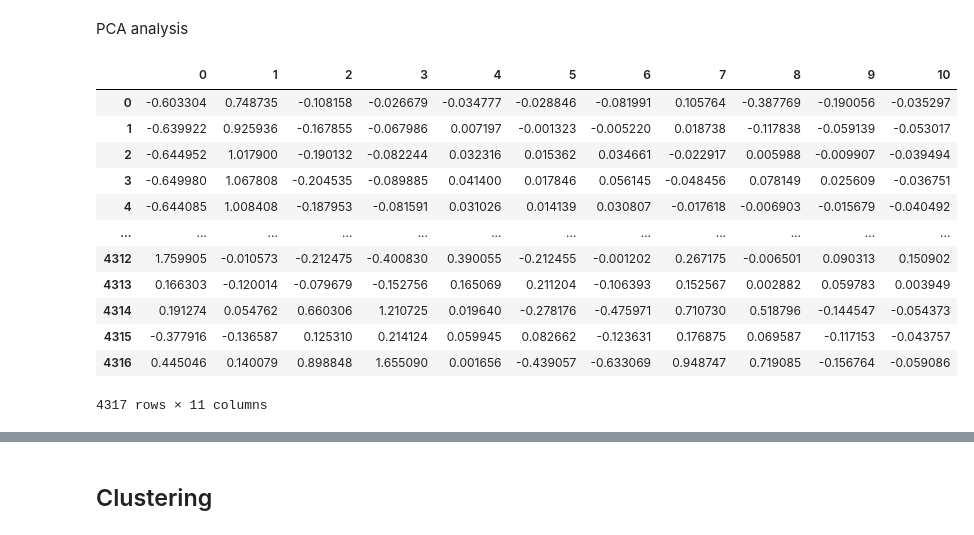
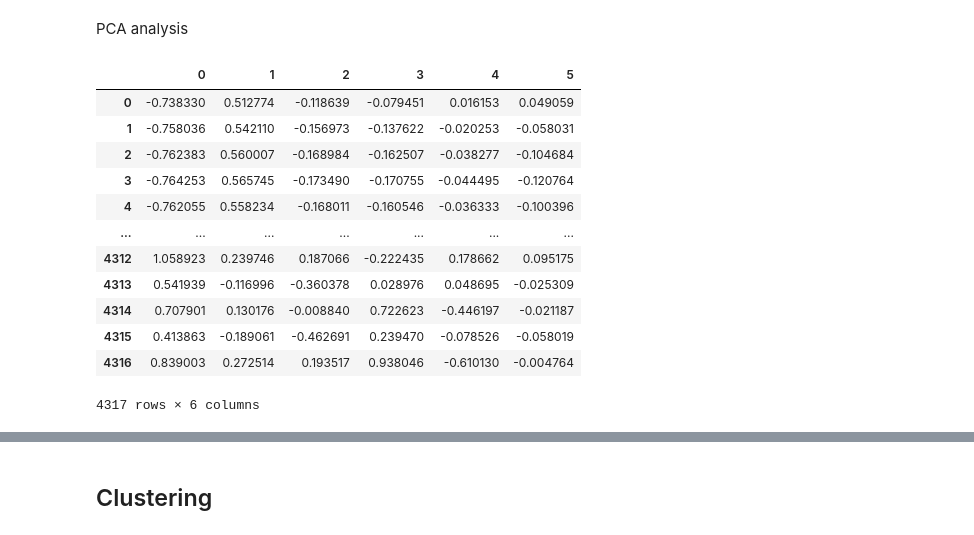
Before and after one commit to wei-coding/MLFN, a Jupyter notebook: Lab2/lab2.ipynb, the cells around one changed output, grey strips where cells are left out. Saved outputs shown, nothing was run; the diff lists cells and outputs as text; code cells hidden in the pictures.

```diff
--- a/Lab2/lab2.ipynb
+++ b/Lab2/lab2.ipynb
@@ -133,0 +159,7 @@ tf_data
+# %%
+for col in nominal_col:
+    if data.get(col) is None: continue
+    tf_data[col] = data[col].astype(str)
+tf_data = pd.get_dummies(tf_data)
+tf_raw_data = tf_data.copy()
+tf_data
@@ -133,0 +207,30 @@ tf_data
+# %%
+from sklearn.cluster import KMeans
+from sklearn.metrics import adjusted_mutual_info_score
+from random import sample
+
+features = tf_data.columns.copy()
+features = sample(list(features), len(features))
+
+print(features)
+
+selected = []
+score = 0
+
+i = 0
+
+while(i < len(features)):
+    f = features[i]
+    selected.append(f)
+    y = KMeans(n_clusters=4).fit_predict(tf_data[selected])
+    new_score = adjusted_mutual_info_score(ans['Cluster'], y)
+    print(new_score)
+    if new_score > score:
+        score = new_score
+        features.remove(f)
+        i = 0
+    else:
+        selected.remove(f)
+    i += 1
+
+selected
@@ -135,24 +271,30 @@ tf_data
 PCA analysis
 # %%
 from sklearn.decomposition import PCA
-df_to_analyze = tf_data.copy()
+import re
+
+numerical = []
+for f in selected:
+    if re.match(".Protocol.", f): continue
+    numerical.append(f)
+df_to_analyze = tf_data[numerical]
 pca = PCA(n_components=0.95)
 pc = pca.fit_transform(df_to_analyze)
 data_with_pca = pd.DataFrame(pc)
 data_with_pca
 # %% [output]
-|  | 0 | 1 | 2 | 3 | 4 | 5 | 6 | 7 | 8 | 9 | 10 |
-| 0 | -0.603304 | 0.748735 | -0.108158 | -0.026679 | -0.034777 | -0.028846 | -0.081991 | 0.105764 | -0.387769 | -0.190056 | -0.035297 |
-| 1 | -0.639922 | 0.925936 | -0.167855 | -0.067986 | 0.007197 | -0.001323 | -0.005220 | 0.018738 | -0.117838 | -0.059139 | -0.053017 |
-| 2 | -0.644952 | 1.017900 | -0.190132 | -0.082244 | 0.032316 | 0.015362 | 0.034661 | -0.022917 | 0.005988 | -0.009907 | -0.039494 |
-| 3 | -0.649980 | 1.067808 | -0.204535 | -0.089885 | 0.041400 | 0.017846 | 0.056145 | -0.048456 | 0.078149 | 0.025609 | -0.036751 |
-| 4 | -0.644085 | 1.008408 | -0.187953 | -0.081591 | 0.031026 | 0.014139 | 0.030807 | -0.017618 | -0.006903 | -0.015679 | -0.040492 |
-| ... | ... | ... | ... | ... | ... | ... | ... | ... | ... | ... | ... |
-| 4312 | 1.759905 | -0.010573 | -0.212475 | -0.400830 | 0.390055 | -0.212455 | -0.001202 | 0.267175 | -0.006501 | 0.090313 | 0.150902 |
-| 4313 | 0.166303 | -0.120014 | -0.079679 | -0.152756 | 0.165069 | 0.211204 | -0.106393 | 0.152567 | 0.002882 | 0.059783 | 0.003949 |
-| 4314 | 0.191274 | 0.054762 | 0.660306 | 1.210725 | 0.019640 | -0.278176 | -0.475971 | 0.710730 | 0.518796 | -0.144547 | -0.054373 |
-| 4315 | -0.377916 | -0.136587 | 0.125310 | 0.214124 | 0.059945 | 0.082662 | -0.123631 | 0.176875 | 0.069587 | -0.117153 | -0.043757 |
-| 4316 | 0.445046 | 0.140079 | 0.898848 | 1.655090 | 0.001656 | -0.439057 | -0.633069 | 0.948747 | 0.719085 | -0.156764 | -0.059086 |
+|  | 0 | 1 | 2 | 3 | 4 | 5 |
+| 0 | -0.738330 | 0.512774 | -0.118639 | -0.079451 | 0.016153 | 0.049059 |
+| 1 | -0.758036 | 0.542110 | -0.156973 | -0.137622 | -0.020253 | -0.058031 |
+| 2 | -0.762383 | 0.560007 | -0.168984 | -0.162507 | -0.038277 | -0.104684 |
+| 3 | -0.764253 | 0.565745 | -0.173490 | -0.170755 | -0.044495 | -0.120764 |
+| 4 | -0.762055 | 0.558234 | -0.168011 | -0.160546 | -0.036333 | -0.100396 |
+| ... | ... | ... | ... | ... | ... | ... |
+| 4312 | 1.058923 | 0.239746 | 0.187066 | -0.222435 | 0.178662 | 0.095175 |
+| 4313 | 0.541939 | -0.116996 | -0.360378 | 0.028976 | 0.048695 | -0.025309 |
+| 4314 | 0.707901 | 0.130176 | -0.008840 | 0.722623 | -0.446197 | -0.021187 |
+| 4315 | 0.413863 | -0.189061 | -0.462691 | 0.239470 | -0.078526 | -0.058019 |
+| 4316 | 0.839003 | 0.272514 | 0.193517 | 0.938046 | -0.610130 | -0.004764 |
-4317 rows × 11 columns
+4317 rows × 6 columns
 # %%
 for col in nominal_col:
```
Also changed, not shown: parts of 27 cells of this notebook, 1 other file.
